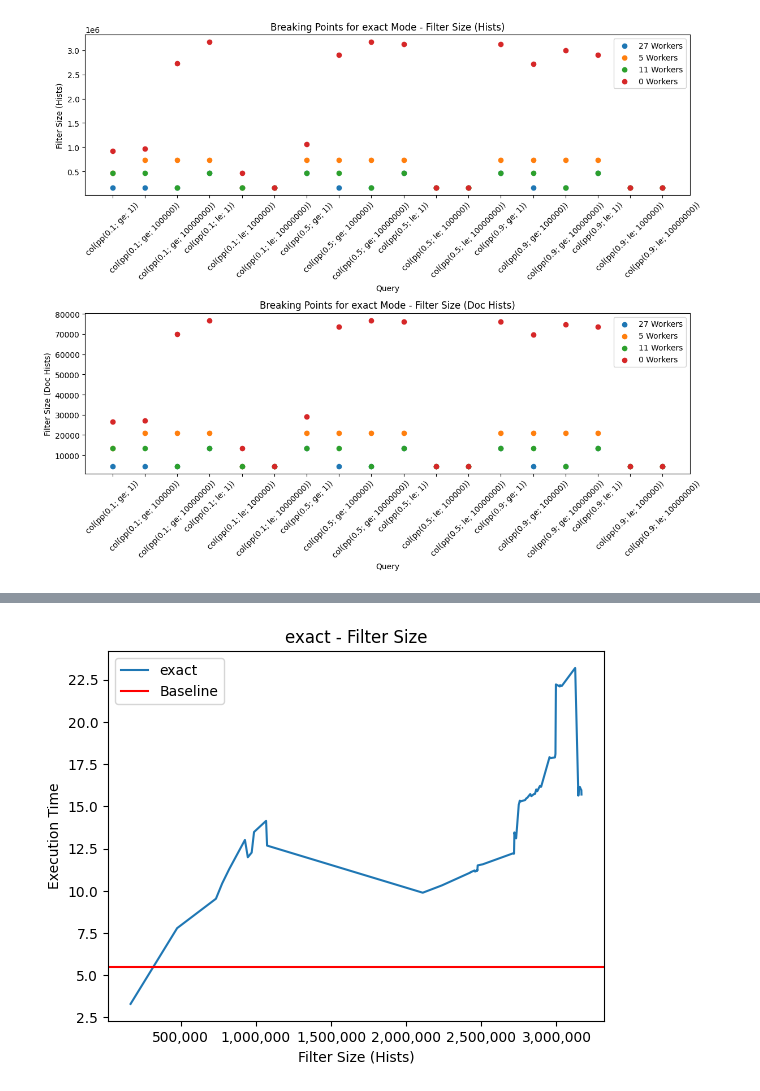
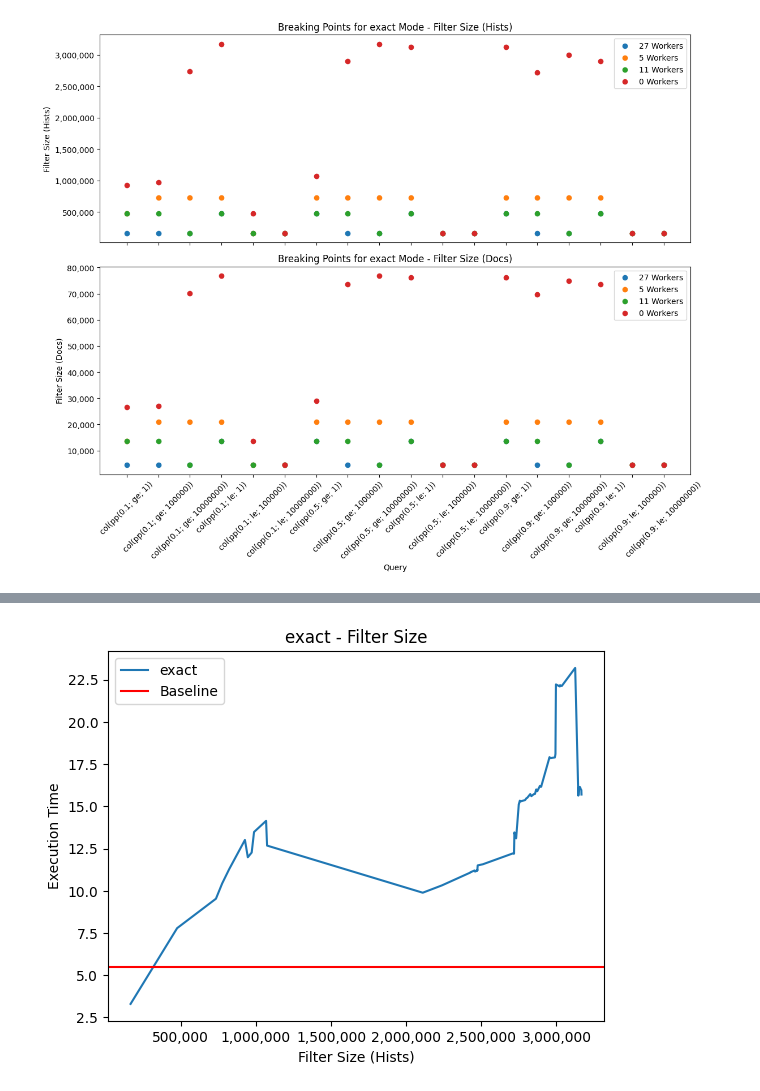
Before and after one commit to leonardgeissler/fainder-demo, a Jupyter notebook: analysis/fainder_filter_breaking_points_tests/analysis.ipynb, the cells around one changed output, grey strips where cells are left out. Cells and saved outputs as stored; diff of their text form; code cells hidden in the pictures.

```diff
--- a/analysis/fainder_filter_breaking_points_tests/analysis.ipynb
+++ b/analysis/fainder_filter_breaking_points_tests/analysis.ipynb
@@ -39,36 +39,37 @@ for fainder_mode in fainder_modes:
         # Group by query and find the max filter size
         grouped = df_worker.groupby("query")["filter_size"].max().reset_index()
         # Plotting points instead of bars
         ax1.scatter(grouped["query"], grouped["filter_size"], label=f"{num_workers} Workers")
 
     ax1.set_title(f"Breaking Points for {fainder_mode} Mode - Filter Size (Hists)")
     ax1.set_ylabel("Filter Size (Hists)")
-    ax1.set_xlabel("Query")
-    ax1.tick_params(axis='x', rotation=45)
+    # Hide x-axis tick labels for the first plot
+    ax1.set_xticklabels([])
+    ax1.set_xlabel("")
     ax1.legend()
 
     # Format y-axis with commas
     ax1.get_yaxis().set_major_formatter(plt.FuncFormatter(lambda x, p: format(int(x), ",")))
 
     # Only show query in the second graph
     for num_workers in df_filtered["num_workers"].unique():
         df_worker = df_filtered[df_filtered["num_workers"] == num_workers]
         # Group by query and find the max filter size for docs
         grouped = df_worker.groupby("query")["filter_size_doc"].max().reset_index()
         # Plotting points instead of bars
         ax2.scatter(grouped["query"], grouped["filter_size_doc"], label=f"{num_workers} Workers")
 
-    ax2.set_title(f"Breaking Points for {fainder_mode} Mode - Filter Size (Doc Hists)")
-    ax2.set_ylabel("Filter Size (Doc Hists)")
+    ax2.set_title(f"Breaking Points for {fainder_mode} Mode - Filter Size (Docs)")
+    ax2.set_ylabel("Filter Size (Docs)")
     ax2.set_xlabel("Query")
     ax2.tick_params(axis='x', rotation=45)
     ax2.legend()
 
     # Format y-axis with commas
     ax2.get_yaxis().set_major_formatter(plt.FuncFormatter(lambda x, p: format(int(x), ",")))
 
     plt.tight_layout()
-    plt.savefig(f"figures/breaking_points_{fainder_mode}_combined.png")
+    plt.savefig(f"excecution/breaking_points_{fainder_mode}_combined.png")
     plt.show()
 # %% [output]
-[figure, old version]
+[figure, new version]
```
Also changed, not shown: parts of 3 cells of this notebook, 2 other files.
